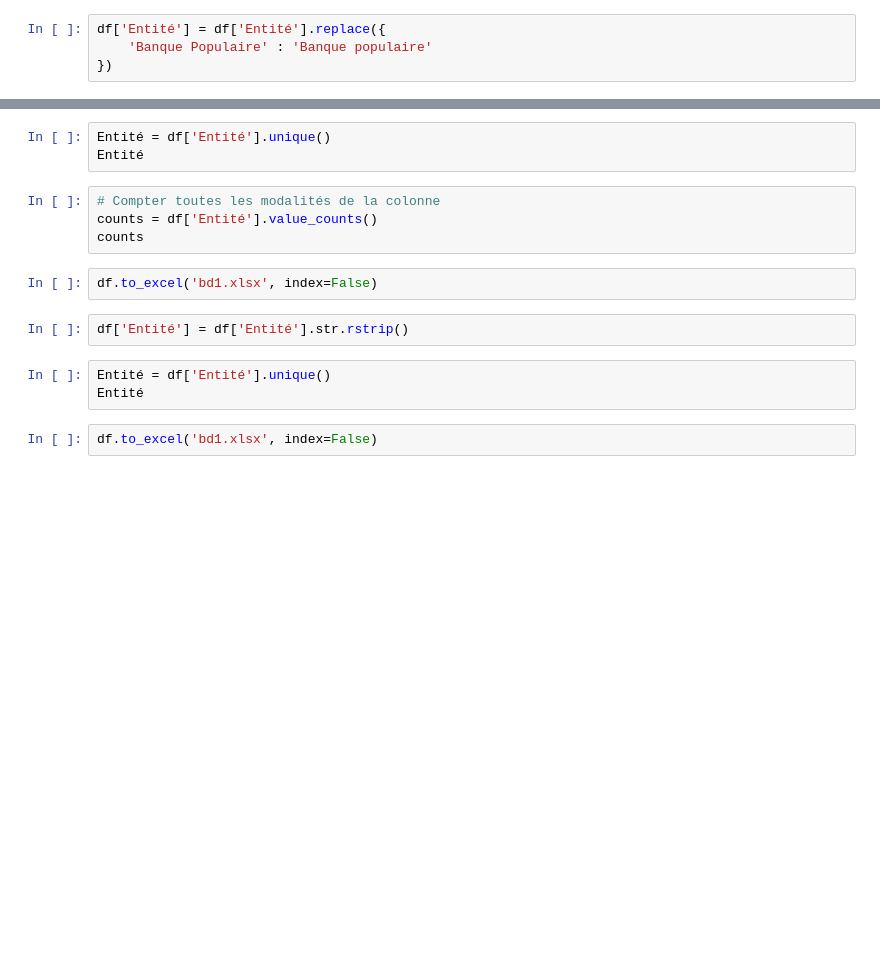
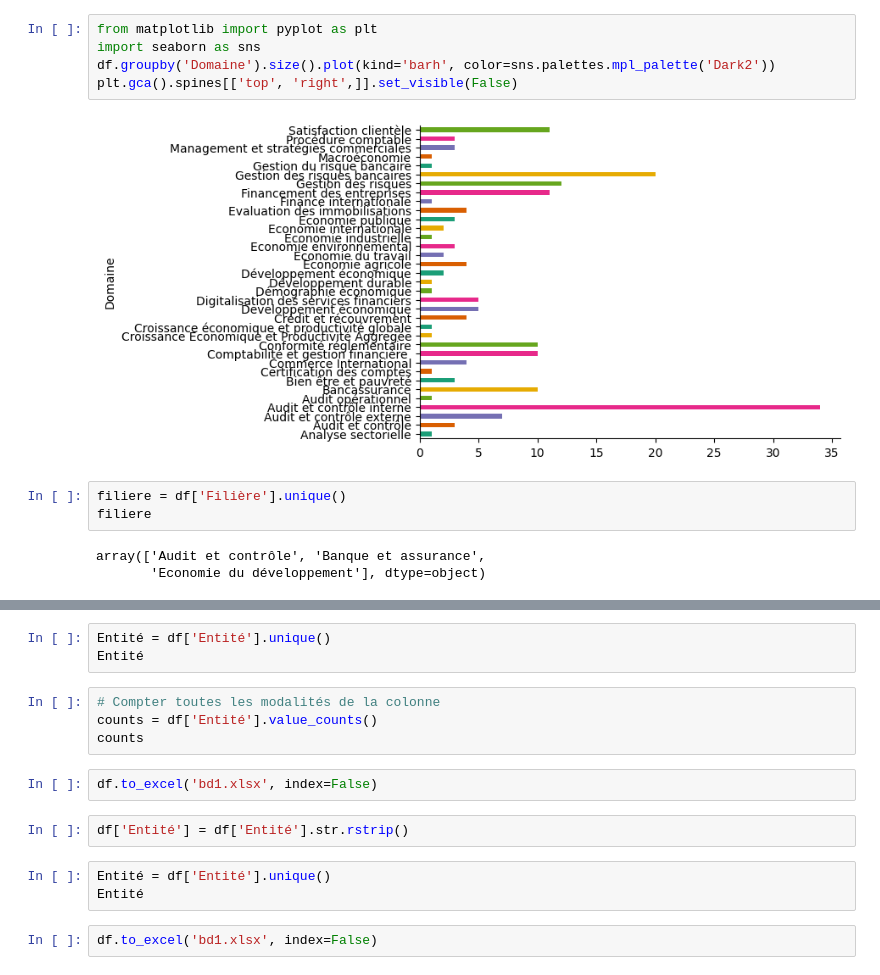
Before and after one commit to Migthyvan/Pere_kpoda, a Jupyter notebook: treatement.ipynb, the cells around one changed output, grey strips where cells are left out. Drawn from its saved outputs; the diff is of its cells as text; blank space fills up the shorter version.

```diff
--- a/treatement.ipynb
+++ b/treatement.ipynb
@@ -9,4 +69,13 @@ Entité
+# %%
+from matplotlib import pyplot as plt
+import seaborn as sns
+df.groupby('Domaine').size().plot(kind='barh', color=sns.palettes.mpl_palette('Dark2'))
+plt.gca().spines[['top', 'right',]].set_visible(False)
+# %% [output]
+[figure, added]
 # %%
-df['Entité'] = df['Entité'].replace({
-    'Banque Populaire' : 'Banque populaire'
-})
+filiere = df['Filière'].unique()
+filiere
+# %% [output]
+array(['Audit et contrôle', 'Banque et assurance',
+       'Economie du développement'], dtype=object)
```
Also changed, not shown: parts of 7 cells of this notebook, 2 other files.
